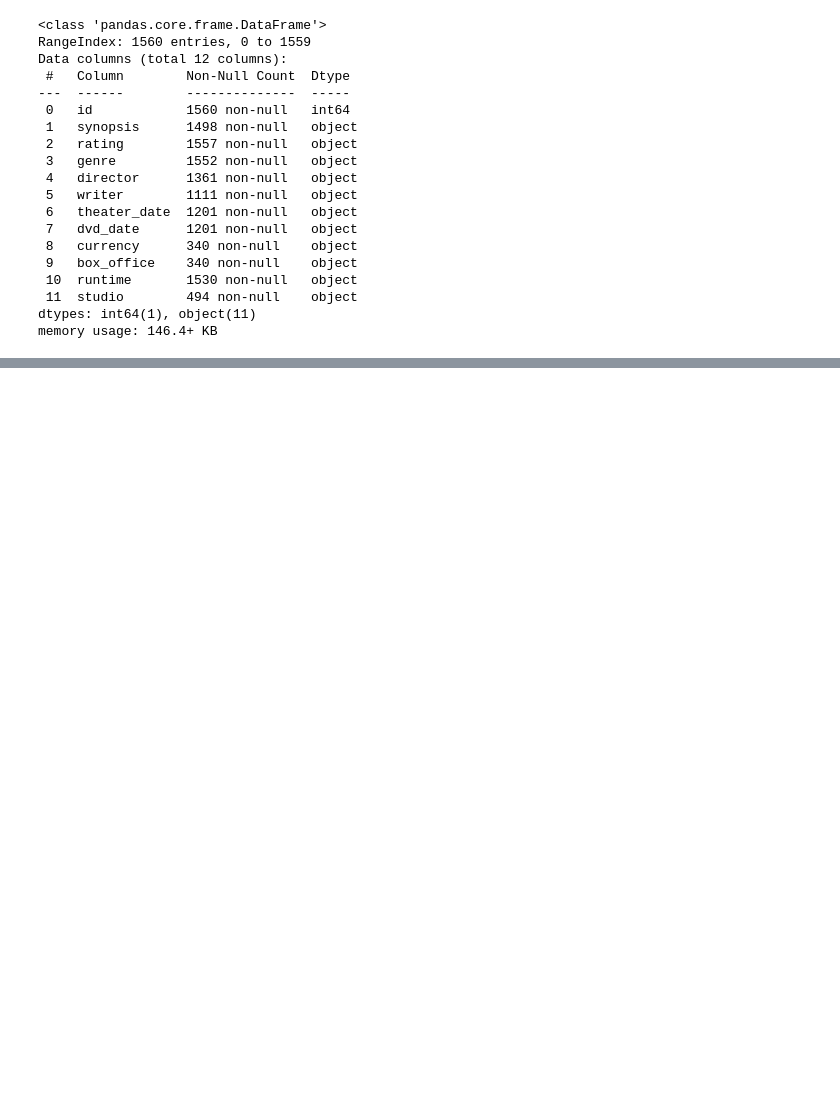
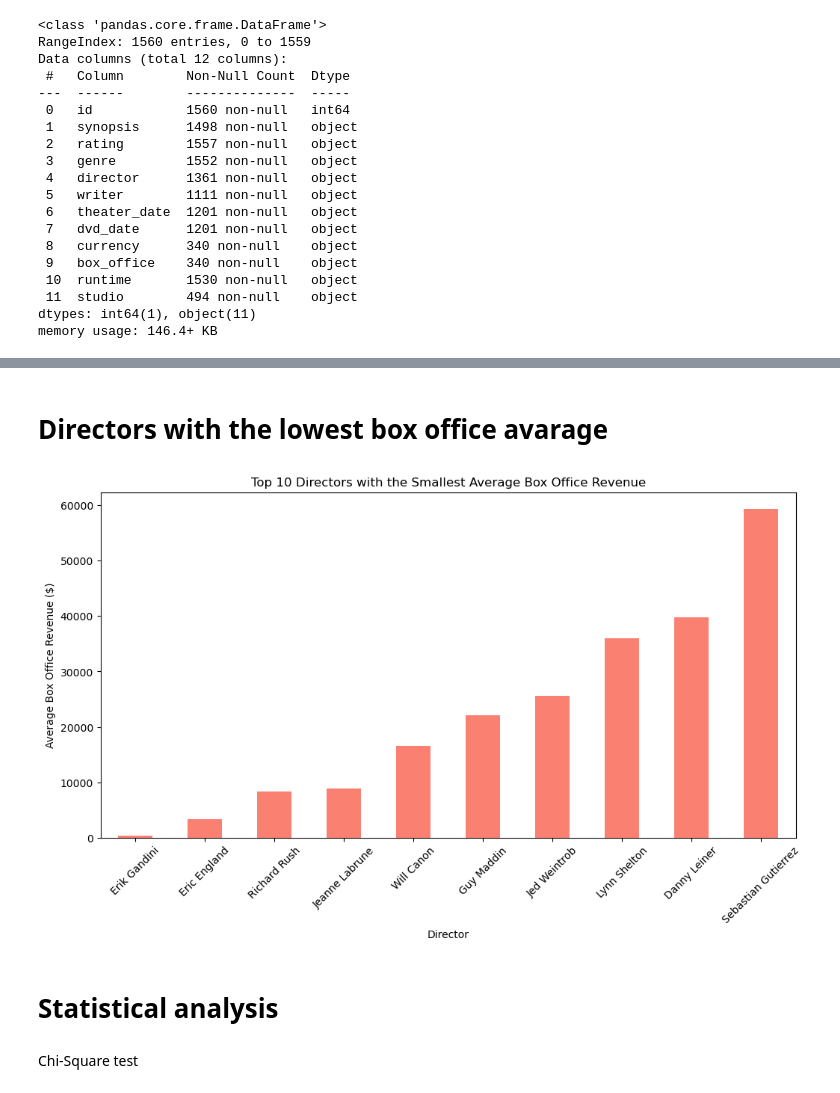
Before and after one commit to vnelima/Phase-2-Movie-project--Group-9, a Jupyter notebook: Collaborators/Jess/Jess.ipynb, the cells around one changed output, grey strips where cells are left out. Drawn from its saved outputs; the diff is of its cells as text; code cells hidden in the pictures; blank space fills up the shorter version.

```diff
--- a/Collaborators/Jess/Jess.ipynb
+++ b/Collaborators/Jess/Jess.ipynb
@@ -135,0 +184,20 @@ reviews_df.head()
+# %% [markdown]
+# Directors with the lowest box office avarage
+# %%
+# Find the directors with the smallest average box office revenue
+bottom_directors = average_box_office.nsmallest(10)
+
+# Plotting the directors with the smallest average box office revenue
+plt.figure(figsize=(12, 6))
+bottom_directors.plot(kind='bar', color='salmon')
+plt.xlabel('Director')
+plt.ylabel('Average Box Office Revenue ($)')
+plt.title('Top 10 Directors with the Smallest Average Box Office Revenue')
+plt.xticks(rotation=45)
+plt.show()
+# %% [output]
+[figure, added]
+# %% [markdown]
+# Statistical analysis
+# %% [markdown]
+Chi-Square test
```
Also changed, not shown: parts of 26 cells of this notebook.
